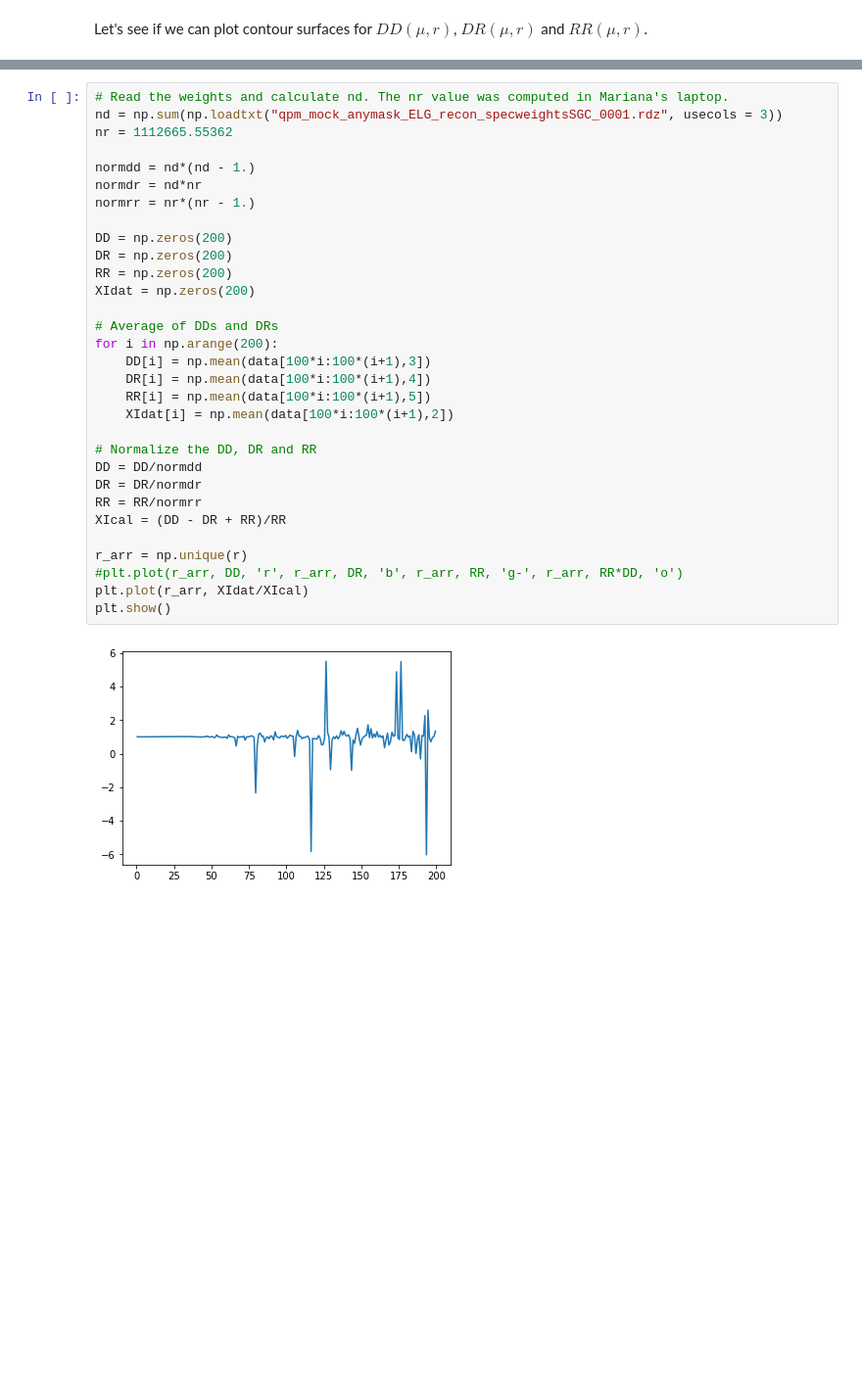
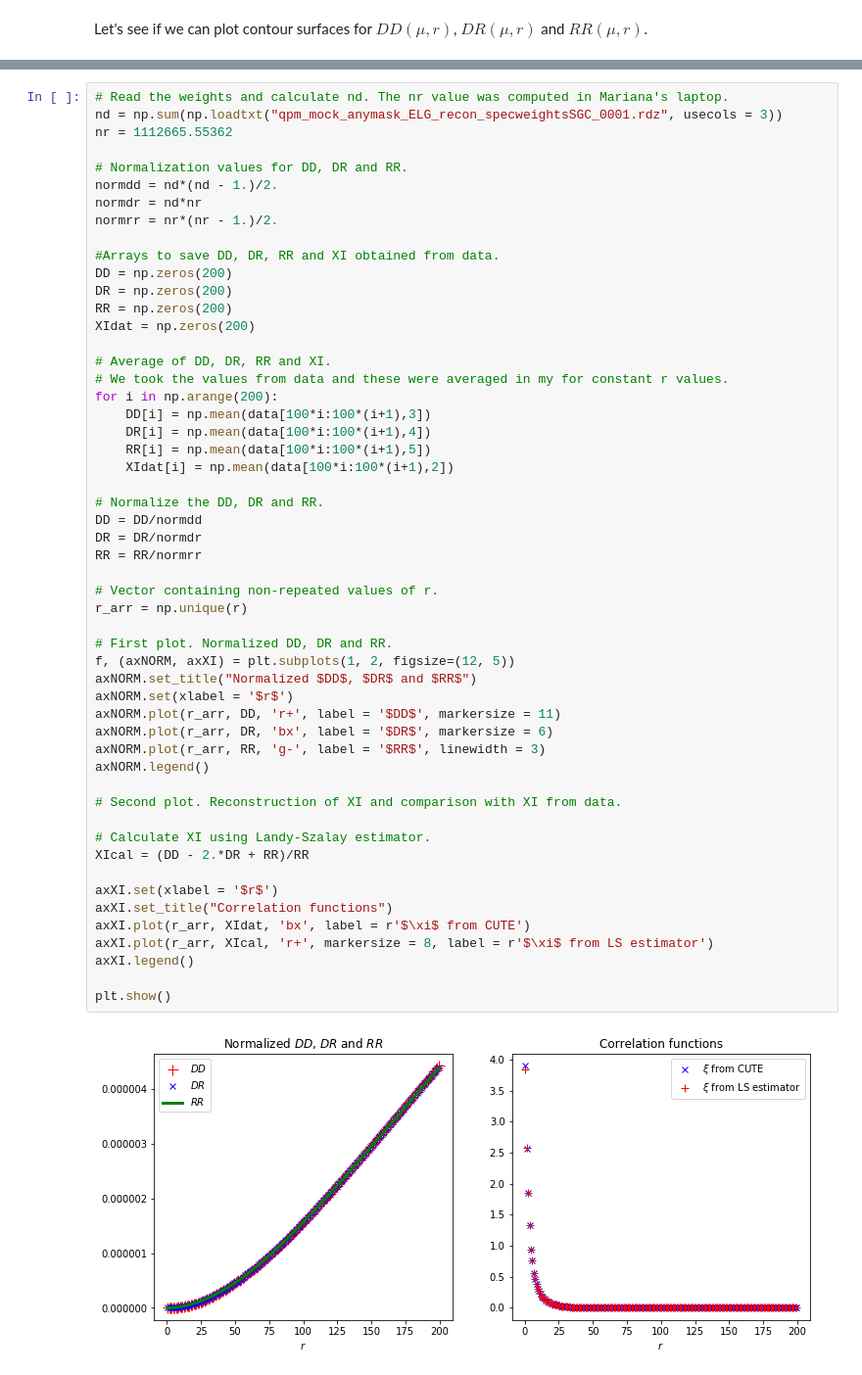
Before and after one commit to CesarArroyo09/multipoles, a Jupyter notebook: multipoles.ipynb, the cells around one changed output, grey strips where cells are left out. Shown at 98% size. Cells and saved outputs as stored; diff of their text form; blank space fills up the shorter version.

Commit message:
Multipole calculation achieved. Multipole calculation and plotting was finally achieved. This notebook can also work as an introduction to those who start to work with 2 point correlation functions.

```diff
--- a/multipoles.ipynb
+++ b/multipoles.ipynb
@@ -120,33 +130,55 @@ RR_{\text{norm}} = \frac{RR}{n_r(n_r - 1)}.
 # %%
 # Read the weights and calculate nd. The nr value was computed in Mariana's laptop.
 nd = np.sum(np.loadtxt("qpm_mock_anymask_ELG_recon_specweightsSGC_0001.rdz", usecols = 3))
 nr = 1112665.55362
 
-normdd = nd*(nd - 1.)
+# Normalization values for DD, DR and RR.
+normdd = nd*(nd - 1.)/2.
 normdr = nd*nr
-normrr = nr*(nr - 1.)
+normrr = nr*(nr - 1.)/2.
 
+#Arrays to save DD, DR, RR and XI obtained from data.
 DD = np.zeros(200)
 DR = np.zeros(200)
 RR = np.zeros(200)
 XIdat = np.zeros(200)
 
-# Average of DDs and DRs
+# Average of DD, DR, RR and XI.
+# We took the values from data and these were averaged in my for constant r values.
 for i in np.arange(200):
     DD[i] = np.mean(data[100*i:100*(i+1),3])
     DR[i] = np.mean(data[100*i:100*(i+1),4])
     RR[i] = np.mean(data[100*i:100*(i+1),5])
     XIdat[i] = np.mean(data[100*i:100*(i+1),2])
 
-# Normalize the DD, DR and RR
+# Normalize the DD, DR and RR.
 DD = DD/normdd
 DR = DR/normdr
 RR = RR/normrr
-XIcal = (DD - DR + RR)/RR
 
+# Vector containing non-repeated values of r.
 r_arr = np.unique(r)
-#plt.plot(r_arr, DD, 'r', r_arr, DR, 'b', r_arr, RR, 'g-', r_arr, RR*DD, 'o')
-plt.plot(r_arr, XIdat/XIcal)
+
+# First plot. Normalized DD, DR and RR.
+f, (axNORM, axXI) = plt.subplots(1, 2, figsize=(12, 5))
+axNORM.set_title("Normalized $DD$, $DR$ and $RR$")
+axNORM.set(xlabel = '$r$')
+axNORM.plot(r_arr, DD, 'r+', label = '$DD$', markersize = 11)
+axNORM.plot(r_arr, DR, 'bx', label = '$DR$', markersize = 6)
+axNORM.plot(r_arr, RR, 'g-', label = '$RR$', linewidth = 3)
+axNORM.legend()
+
+# Second plot. Reconstruction of XI and comparison with XI from data.
+
+# Calculate XI using Landy-Szalay estimator.
+XIcal = (DD - 2.*DR + RR)/RR
+
+axXI.set(xlabel = '$r$')
+axXI.set_title("Correlation functions")
+axXI.plot(r_arr, XIdat, 'bx', label = r'$\xi$ from CUTE')
+axXI.plot(r_arr, XIcal, 'r+', markersize = 8, label = r'$\xi$ from LS estimator')
+axXI.legend()
+
 plt.show()
 # %% [output]
-[figure, old version]
+[figure, new version]
```
Also changed, not shown: parts of 9 cells of this notebook.
